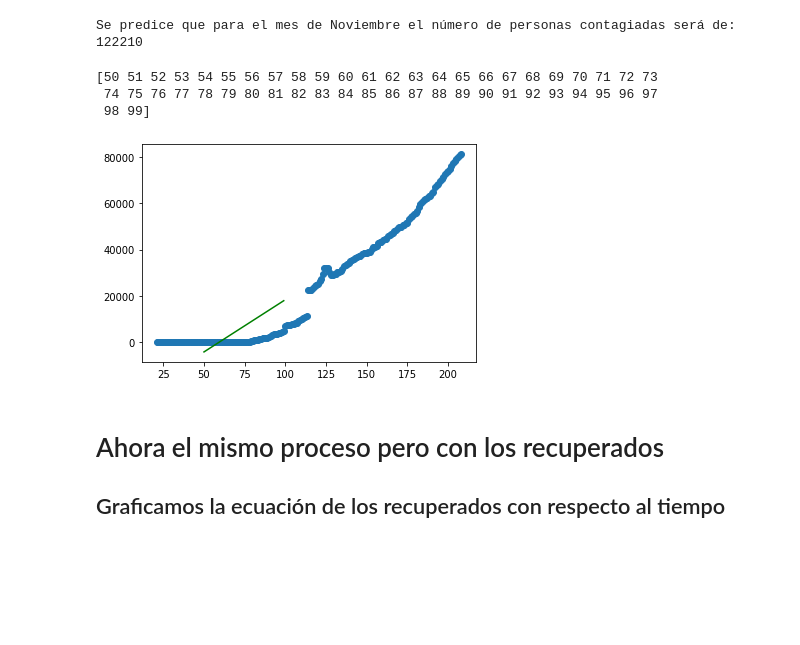
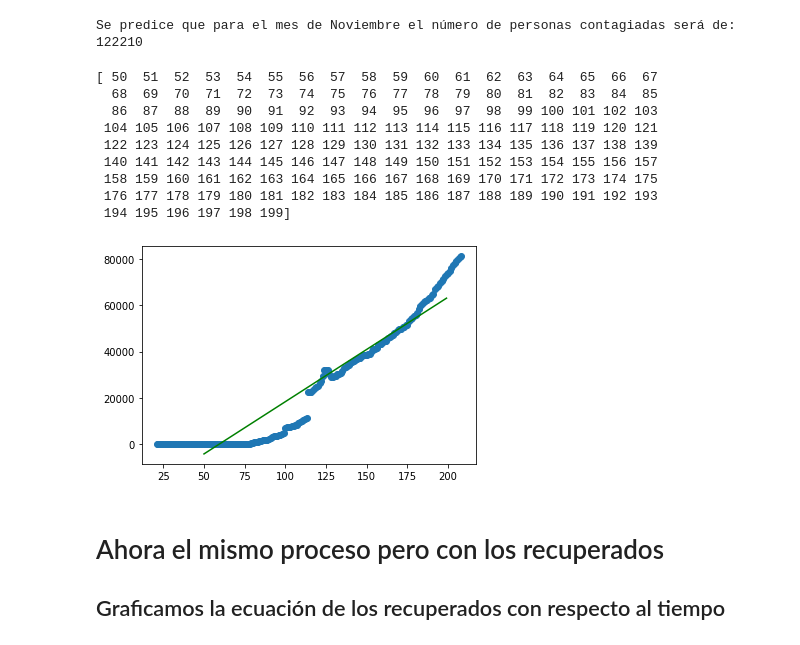
Before and after one commit to LeandroLeonCh/SimulacionUPS, a Jupyter notebook: deberes/LinealCovid.ipynb, the cells around one changed output. Saved outputs shown, nothing was run; the diff lists cells and outputs as text; code cells hidden in the pictures; blank space fills up the shorter version.

```diff
--- a/deberes/LinealCovid.ipynb
+++ b/deberes/LinealCovid.ipynb
@@ -100,16 +100,22 @@ Se predice que para el mes de Noviembre el número de personas contagiadas será
 # %%
 
 #Graficar
 plt.scatter(x, y)
-x_real = np.array(range(50, 100))
+x_real = np.array(range(50, 200))
 print(x_real)
 plt.plot(x_real, regr.predict(x_real.reshape(-1, 1)), color='green')
 plt.show()
 # %% [output]
-[50 51 52 53 54 55 56 57 58 59 60 61 62 63 64 65 66 67 68 69 70 71 72 73
- 74 75 76 77 78 79 80 81 82 83 84 85 86 87 88 89 90 91 92 93 94 95 96 97
- 98 99]
+[ 50  51  52  53  54  55  56  57  58  59  60  61  62  63  64  65  66  67
+  68  69  70  71  72  73  74  75  76  77  78  79  80  81  82  83  84  85
+  86  87  88  89  90  91  92  93  94  95  96  97  98  99 100 101 102 103
+ 104 105 106 107 108 109 110 111 112 113 114 115 116 117 118 119 120 121
+ 122 123 124 125 126 127 128 129 130 131 132 133 134 135 136 137 138 139
+ 140 141 142 143 144 145 146 147 148 149 150 151 152 153 154 155 156 157
+ 158 159 160 161 162 163 164 165 166 167 168 169 170 171 172 173 174 175
+ 176 177 178 179 180 181 182 183 184 185 186 187 188 189 190 191 192 193
+ 194 195 196 197 198 199]
-[figure, old version]
+[figure, new version]
 # %% [markdown]
 # Ahora el mismo proceso pero con los recuperados
 ## Graficamos la ecuación de los recuperados con respecto al tiempo
```
Also changed, not shown: parts of 1 cell of this notebook.
